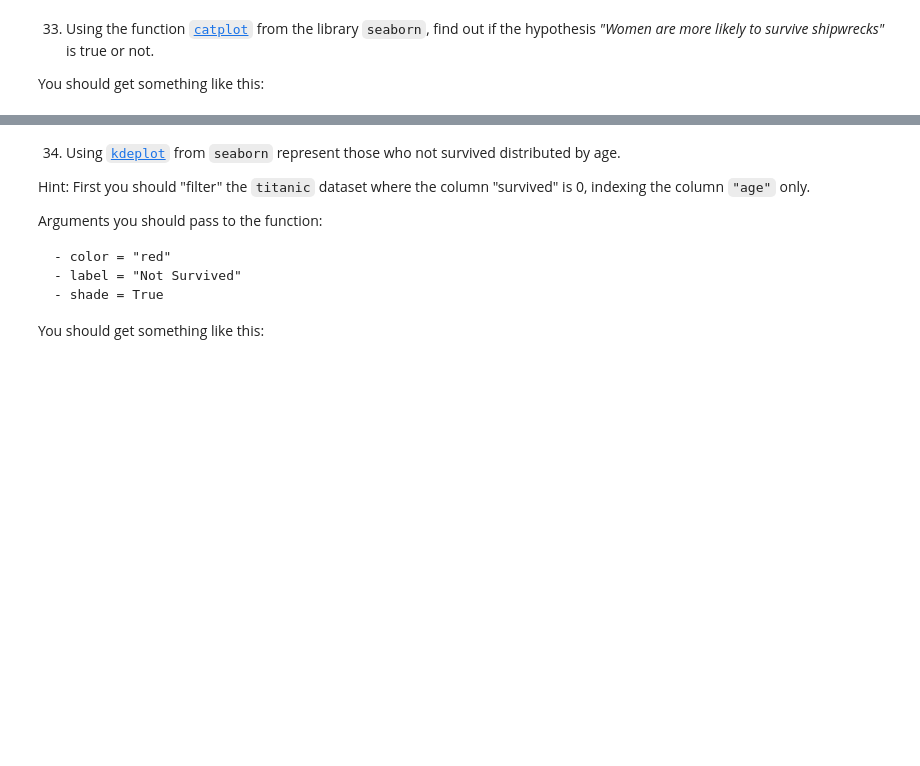
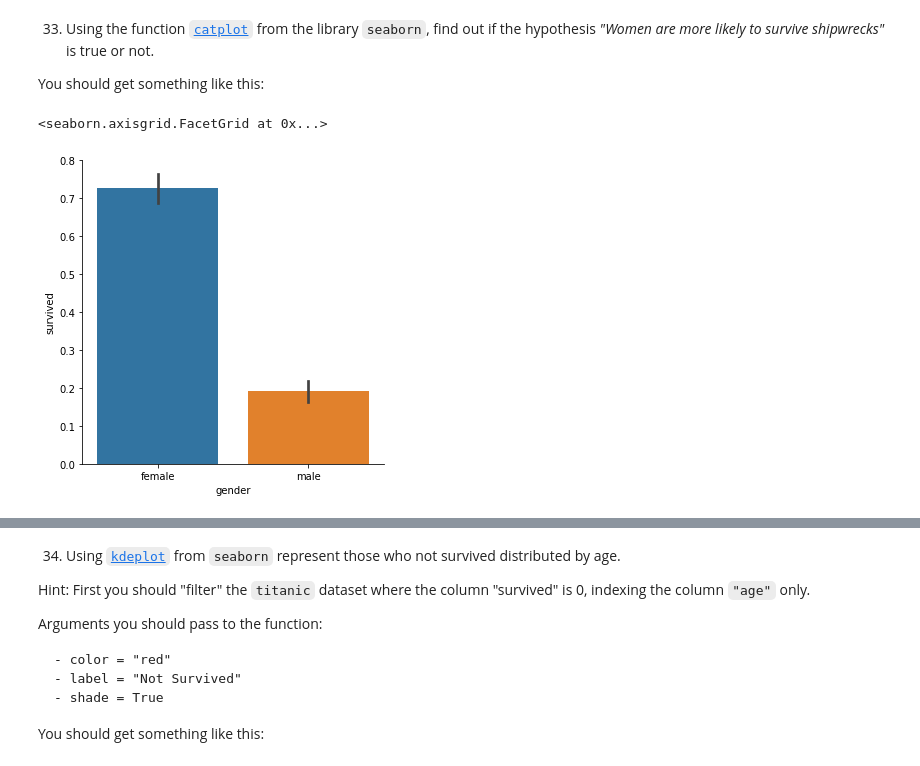
Before and after one commit to Jalex-Yestera/datascience-thebridge, a Jupyter notebook: week5/day5/exercises/pandas/titanic/Titanic-exercise.ipynb, the cells around one changed output, grey strips where cells are left out. Saved outputs shown, nothing was run; the diff lists cells and outputs as text; code cells hidden in the pictures; blank space fills up the shorter version.

```diff
--- a/week5/day5/exercises/pandas/titanic/Titanic-exercise.ipynb
+++ b/week5/day5/exercises/pandas/titanic/Titanic-exercise.ipynb
@@ -569,5 +608,11 @@ Remember you have never used `seaborn` before, therefore you should install it b
 33. Using the function [`catplot`](https://seaborn.pydata.org/generated/seaborn.catplot.html) from the library `seaborn`, find out if the hypothesis _"Women are more likely to survive shipwrecks"_ is true or not.
 
 You should get something like this:
+# %%
+graf = sb.catplot(x="gender", y="survived", data=titanic, kind="bar")
+graf
+# %% [output]
+<seaborn.axisgrid.FacetGrid at 0x...>
+[figure, added]
 # %% [markdown]
 ![catplot](catplotgen.png)
```
Also changed, not shown: parts of 18 cells of this notebook, 3 other files.
